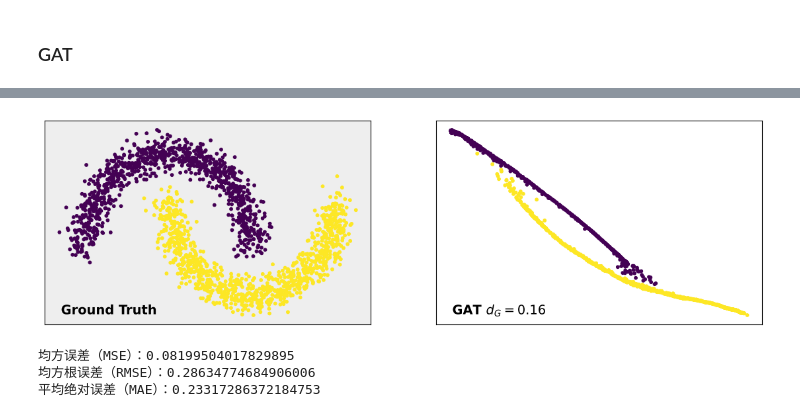
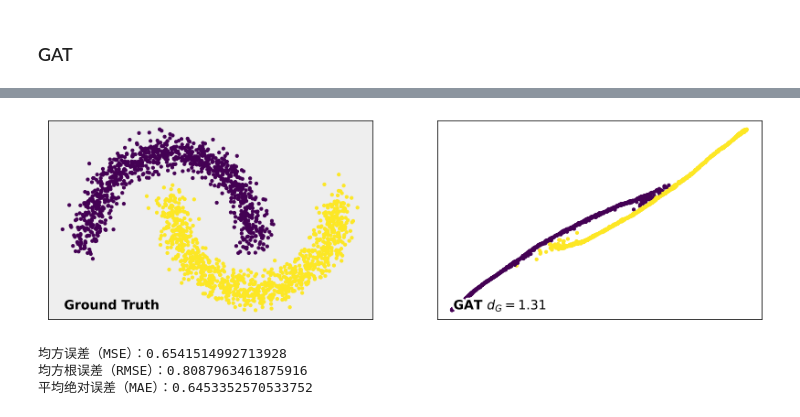
Before and after one commit to Sweet196/Network-Embedding-Algorithm, a Jupyter notebook: contrast/semi-moon.ipynb, the cells around one changed output, grey strips where cells are left out. Drawn from its saved outputs; the diff is of its cells as text; code cells hidden in the pictures.

```diff
--- a/contrast/semi-moon.ipynb
+++ b/contrast/semi-moon.ipynb
@@ -245,7 +245,7 @@ print(data)
 net = GIN(m)
 optimizer = optim.Adam(net.parameters(), lr=0.001)
 net.train()
-for epoch in range(100):
+for epoch in range(10):
     ind = torch.eye(n)[:, torch.randperm(n)[:m]]
     # 将节点选择矩阵与特征矩阵连接在一起
     X_extended = torch.hstack([x, ind])
@@ -378,7 +378,7 @@ print(data)
 net = GAT(m)
 optimizer = optim.Adam(net.parameters(), lr=0.001)
 net.train()
-for epoch in range(100):
+for epoch in range(10):
     ind = torch.eye(n)[:, torch.randperm(n)[:m]]
     # 将节点选择矩阵与特征矩阵连接在一起
     X_extended = torch.hstack([x, ind])
@@ -439,4 +433,4 @@ Epoch 100, Loss: 0.1640591323375702
-[figure, old version]
+[figure, new version]
 # %%
 from sklearn.metrics import mean_squared_error, mean_squared_log_error, mean_absolute_error
 
@@ -451,6 +445,6 @@ print(f'均方误差（MSE）：{mse}')
 print(f'均方根误差（RMSE）：{rmse}')
 print(f'平均绝对误差（MAE）：{mae}')
 # %% [output]
-均方误差（MSE）：0.08199504017829895
-均方根误差（RMSE）：0.28634774684906006
-平均绝对误差（MAE）：0.23317286372184753
+均方误差（MSE）：0.6541514992713928
+均方根误差（RMSE）：0.8087963461875916
+平均绝对误差（MAE）：0.6453352570533752
```
Also changed, not shown: parts of 8 cells of this notebook, 9 other files.
